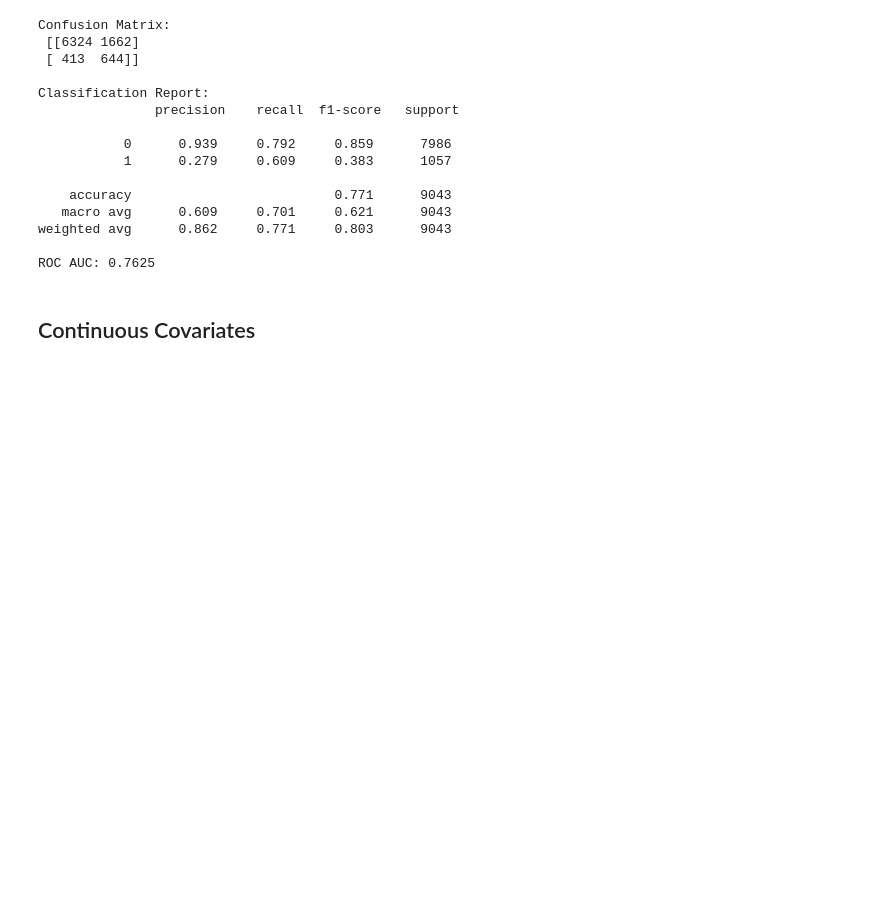
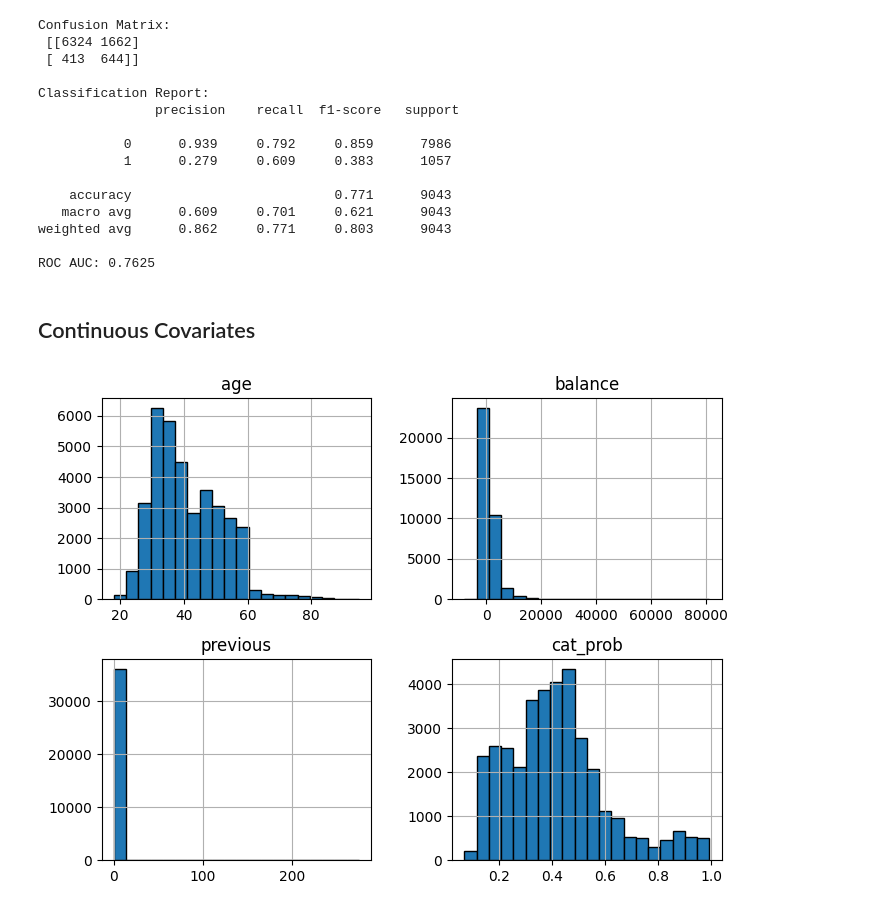
Before and after one commit to Supratim2004/Multivariate-Analysis-Project-Group-I, a Jupyter notebook: Numerical Part/modeling.ipynb, the cells around one changed output. Cells and saved outputs as stored; diff of their text form; code cells hidden in the pictures; blank space fills up the shorter version.

```diff
--- a/Numerical Part/modeling.ipynb
+++ b/Numerical Part/modeling.ipynb
@@ -116,0 +120,5 @@ num_test_data['cat_prob'] = y_prob
+# %%
+num_train_data.hist(bins = 20,edgecolor ='black',figsize=(8,6))
+plt.show()
+# %% [output]
+[figure, added]
```
Also changed, not shown: parts of 13 cells of this notebook.
